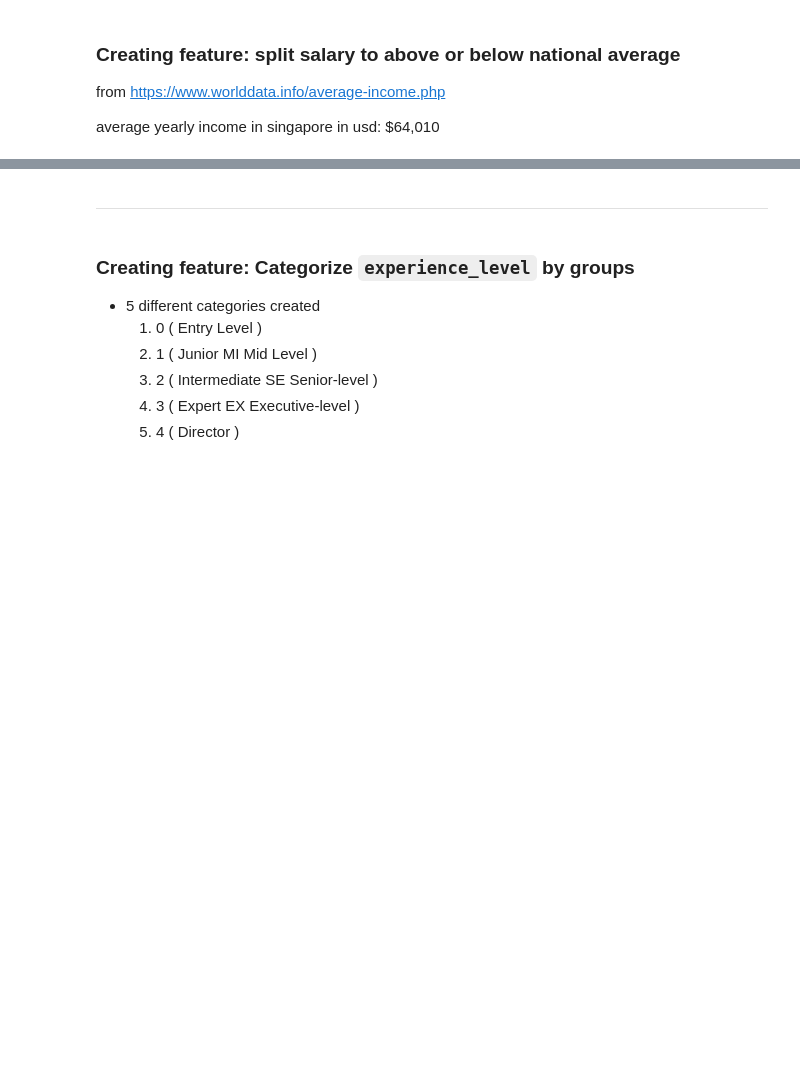
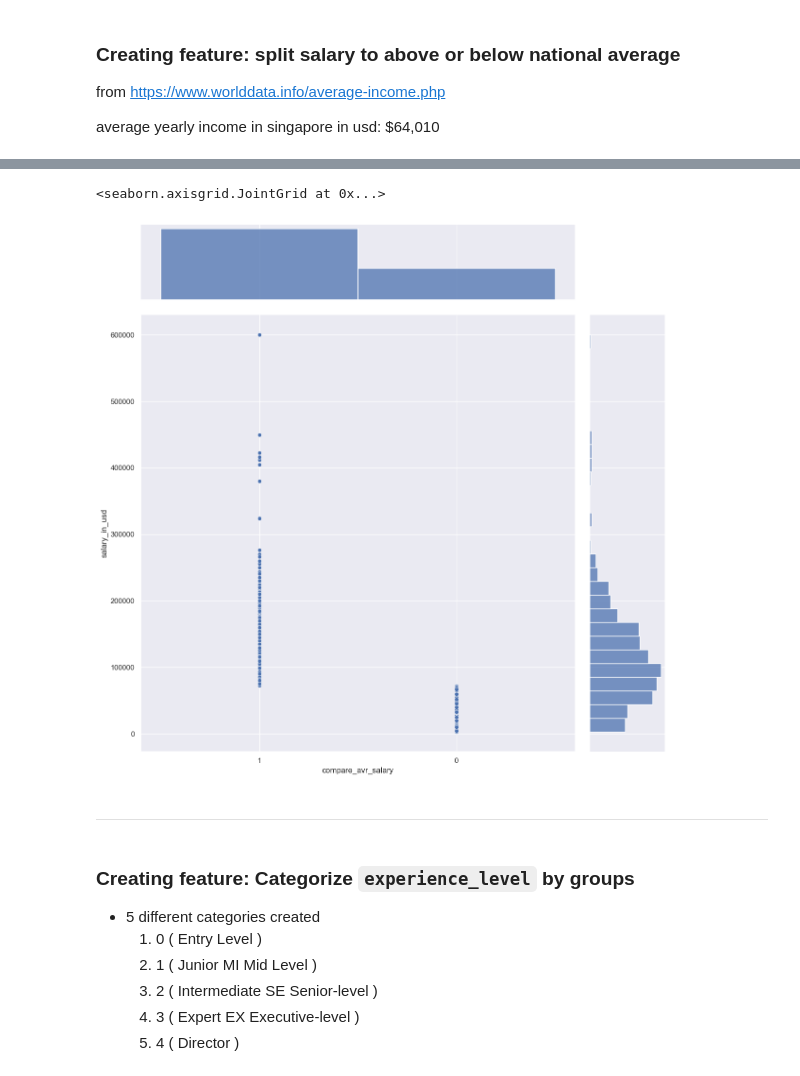
Before and after one commit to legitaxes/sc1015-mini_assignment, a Jupyter notebook: Data-Cleaning-and-Transformation.ipynb, the cells around one changed output, grey strips where cells are left out. Cells and saved outputs as stored; diff of their text form; code cells hidden in the pictures; blank space fills up the shorter version.

```diff
--- a/Data-Cleaning-and-Transformation.ipynb
+++ b/Data-Cleaning-and-Transformation.ipynb
@@ -182,7 +182,7 @@ from https://www.worlddata.info/average-income.php
 
 average yearly income in singapore in usd: $64,010
 # %%
-dsdata['compare_avr_salary'] = np.where(dsdata['salary_in_usd'] > 64010, '1', '0')
+dsdata['compare_avr_salary'] = np.where(dsdata['salary_in_usd'] > 72273, '1', '0')
 dsdata.head()
 # %% [output]
 |  | Index | work_year | experience_level | employment_type | job_title | salary | salary_currency | ... |
@@ -191,6 +191,11 @@ dsdata.head()
 | 2 | 2 | 2020 | SE | FT | Big Data Engineer | 85000 | GBP | ... |
 | 3 | 3 | 2020 | MI | FT | Product Data Analyst | 20000 | USD | ... |
 | 4 | 4 | 2020 | SE | FT | Machine Learning Engineer | 150000 | USD | ... |
+# %%
+sb.jointplot(data = dsdata, x = "compare_avr_salary", y = "salary_in_usd", height = 12)
+# %% [output]
+<seaborn.axisgrid.JointGrid at 0x...>
+[figure, added]
 # %% [markdown]
 ---
 # %% [markdown]
```
Also changed, not shown: parts of 4 cells of this notebook, 1 other file.
